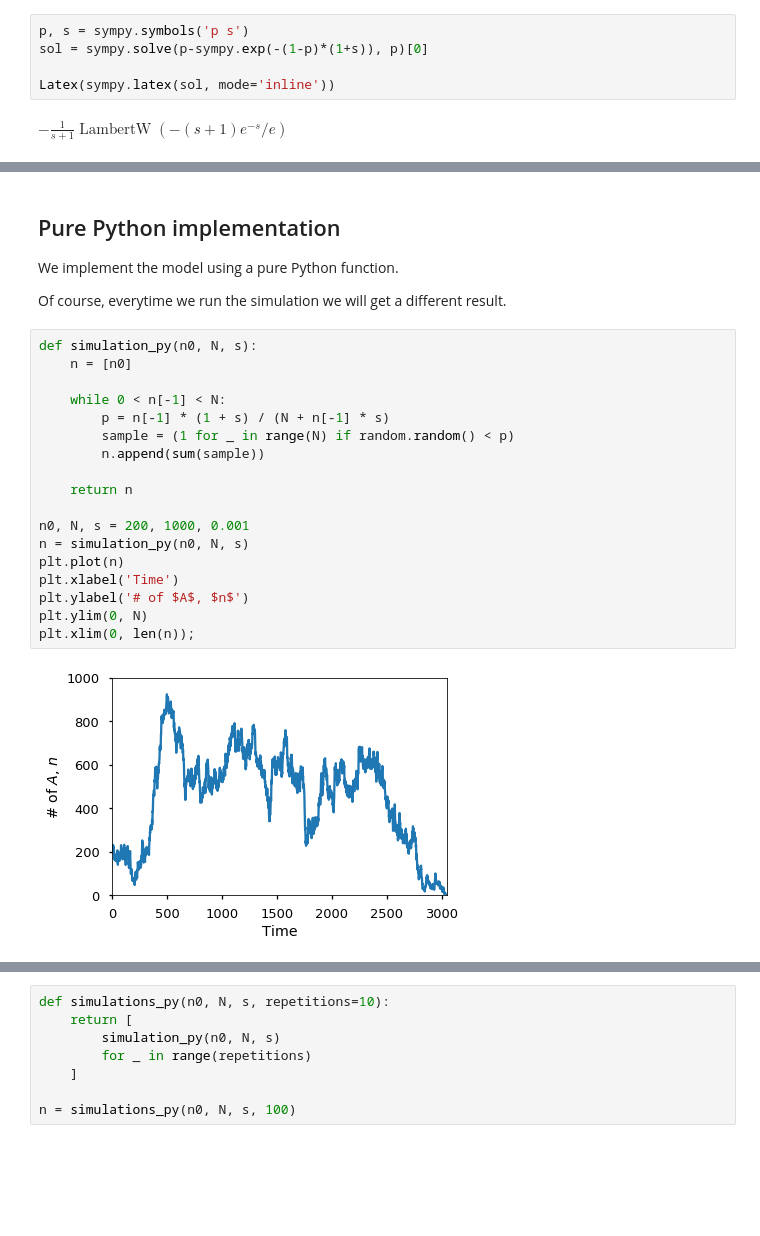
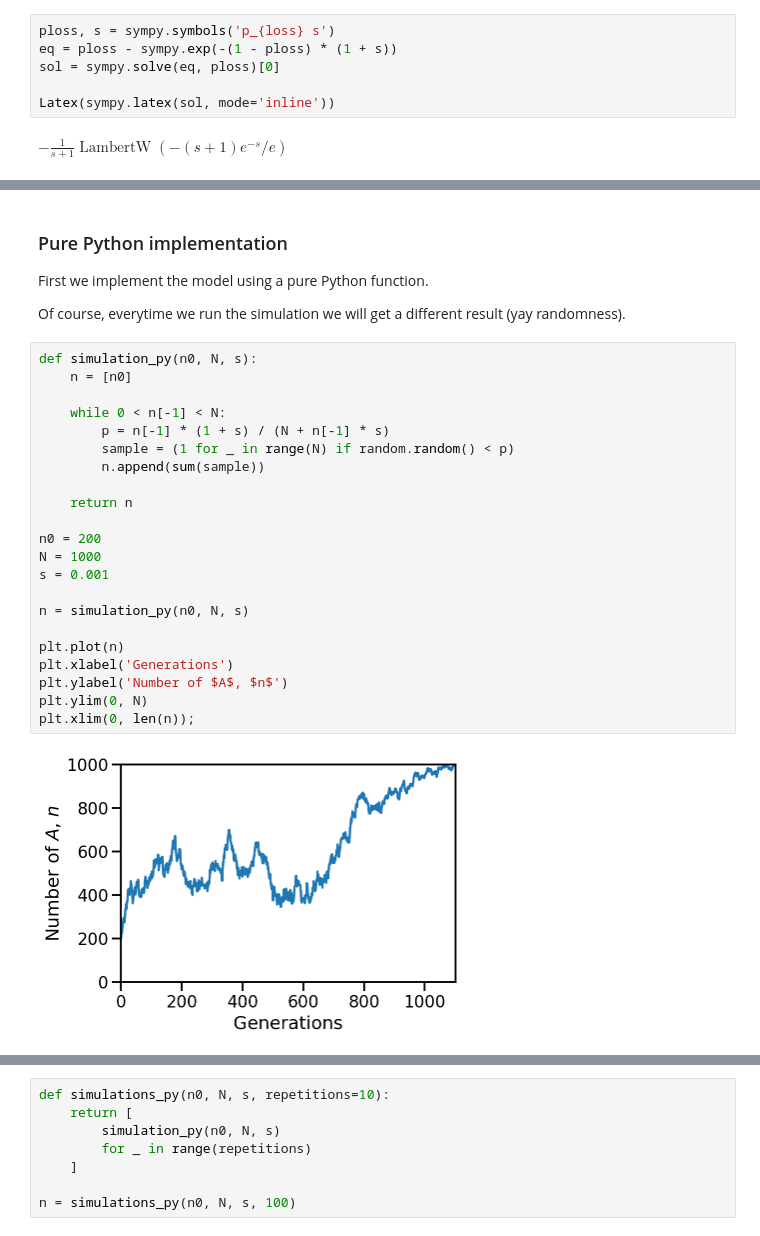
Before and after one commit to yoavram/SciComPy, a Jupyter notebook: notebooks/population-genetics.ipynb, the cells around one changed output, grey strips where cells are left out. Saved outputs shown, nothing was run; the diff lists cells and outputs as text; blank space fills up the shorter version.

```diff
--- a/notebooks/population-genetics.ipynb
+++ b/notebooks/population-genetics.ipynb
@@ -202,6 +232,7 @@ We can find a solution with sympy:
 # %%
-p, s = sympy.symbols('p s')
-sol = sympy.solve(p-sympy.exp(-(1-p)*(1+s)), p)[0]
+ploss, s = sympy.symbols('p_{loss} s')
+eq = ploss - sympy.exp(-(1 - ploss) * (1 + s))
+sol = sympy.solve(eq, ploss)[0]
 
 Latex(sympy.latex(sol, mode='inline'))
 # %% [output]
@@ -259,29 +303,33 @@ We will use the **Wright-Fisher model** and assume that at each generation, $n$
 # %% [markdown]
-## Pure Python implementation
+### Pure Python implementation
 
-We implement the model using a pure Python function.
+First we implement the model using a pure Python function.
 
-Of course, everytime we run the simulation we will get a different result.
+Of course, everytime we run the simulation we will get a different result (yay randomness).
 # %%
 def simulation_py(n0, N, s):
     n = [n0]
 
     while 0 < n[-1] < N:
         p = n[-1] * (1 + s) / (N + n[-1] * s)
         sample = (1 for _ in range(N) if random.random() < p)
         n.append(sum(sample))
 
     return n
 
-n0, N, s = 200, 1000, 0.001
+n0 = 200
+N = 1000
+s = 0.001
+
 n = simulation_py(n0, N, s)
+
 plt.plot(n)
-plt.xlabel('Time')
-plt.ylabel('# of $A$, $n$')
+plt.xlabel('Generations')
+plt.ylabel('Number of $A$, $n$')
 plt.ylim(0, N)
 plt.xlim(0, len(n));
 # %% [output]
-[figure, old version]
+[figure, new version]
 # %%
 %timeit simulation_py(n0=200, N=1000, s=0.1)
 %timeit simulation_py(n0=2000, N=10000, s=0.01)
```
Also changed, not shown: parts of 74 cells of this notebook.
